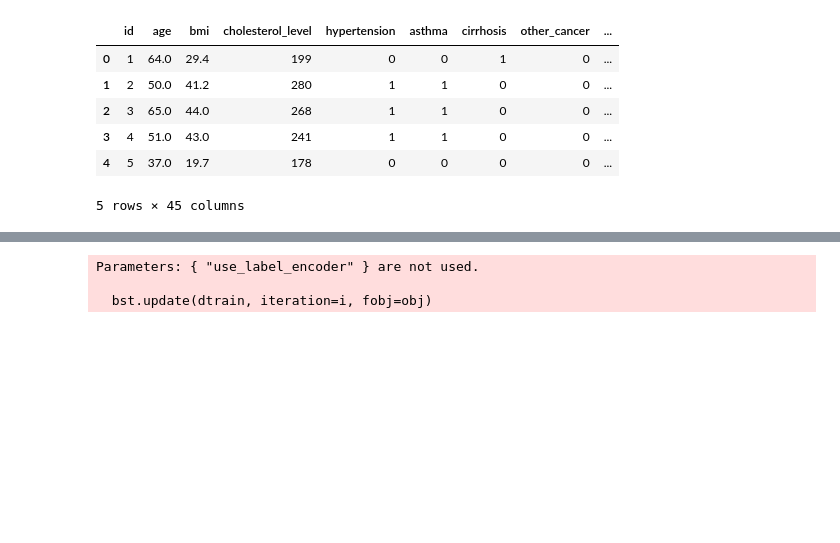
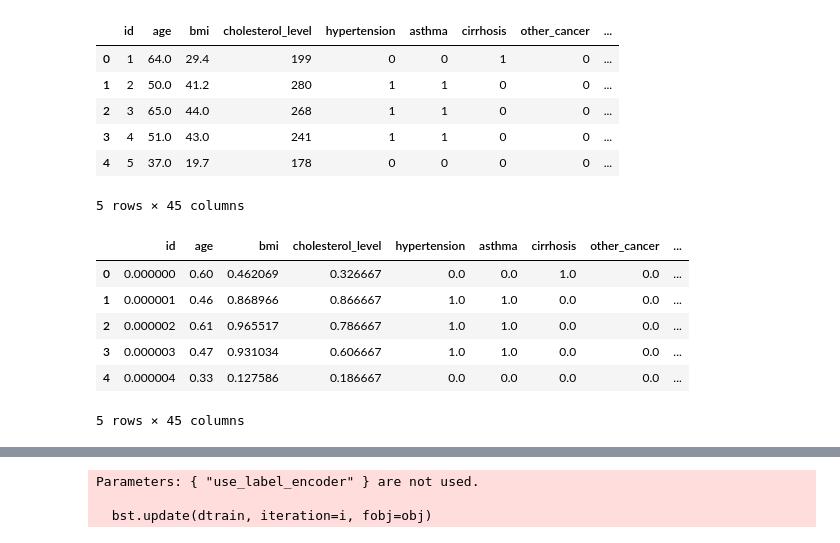
Before and after one commit to ZivadinM/skladistenje-softver, a Jupyter notebook: analiysis.ipynb, the cells around one changed output, grey strips where cells are left out. Cells and saved outputs as stored; diff of their text form; code cells hidden in the pictures; blank space fills up the shorter version.

```diff
--- a/analiysis.ipynb
+++ b/analiysis.ipynb
@@ -230,3 +240,13 @@ df.head()
+# %%
+df.head()
+# %% [output]
+|  | id | age | bmi | cholesterol_level | hypertension | asthma | cirrhosis | other_cancer | ... |
+| 0 | 0.000000 | 0.60 | 0.462069 | 0.326667 | 0.0 | 0.0 | 1.0 | 0.0 | ... |
+| 1 | 0.000001 | 0.46 | 0.868966 | 0.866667 | 1.0 | 1.0 | 0.0 | 0.0 | ... |
+| 2 | 0.000002 | 0.61 | 0.965517 | 0.786667 | 1.0 | 1.0 | 0.0 | 0.0 | ... |
+| 3 | 0.000003 | 0.47 | 0.931034 | 0.606667 | 1.0 | 1.0 | 0.0 | 0.0 | ... |
+| 4 | 0.000004 | 0.33 | 0.127586 | 0.186667 | 0.0 | 0.0 | 0.0 | 0.0 | ... |
+5 rows × 45 columns
 # %%
 X = df.drop(['id','survived'],axis=1)
 y = df['survived']
```
Also changed, not shown: parts of 15 cells of this notebook.
